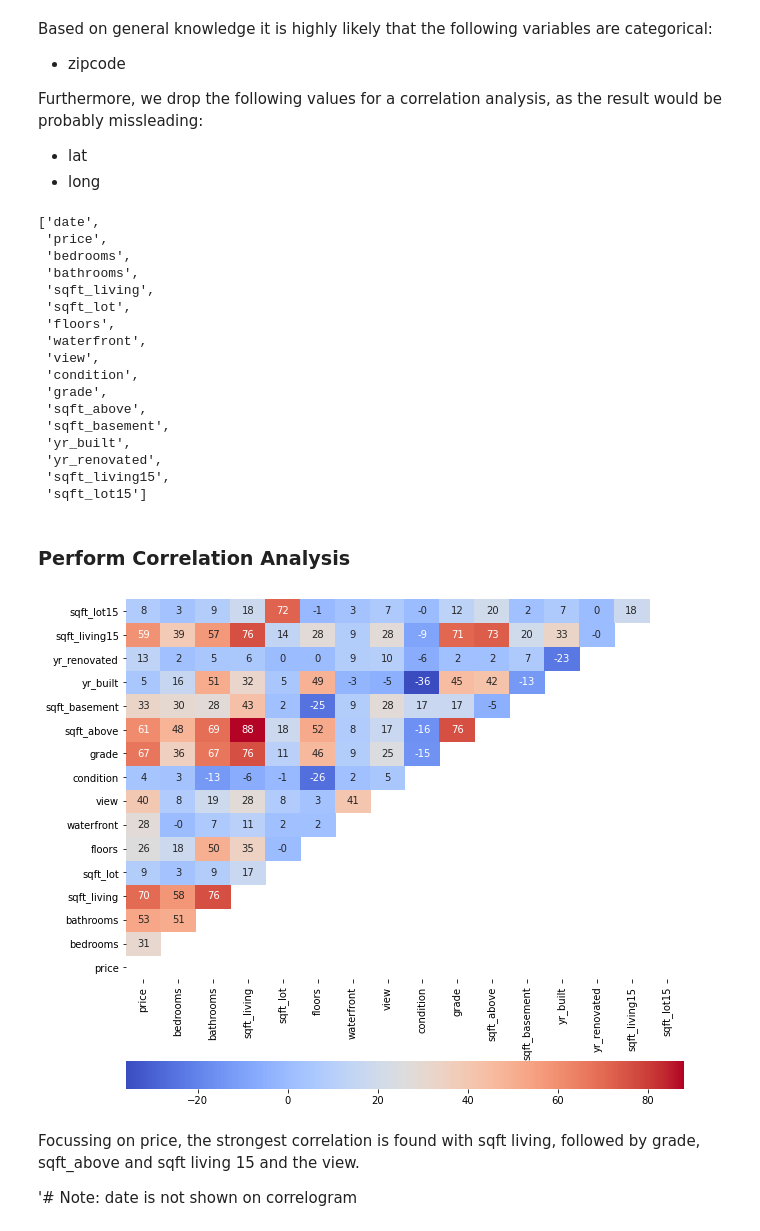
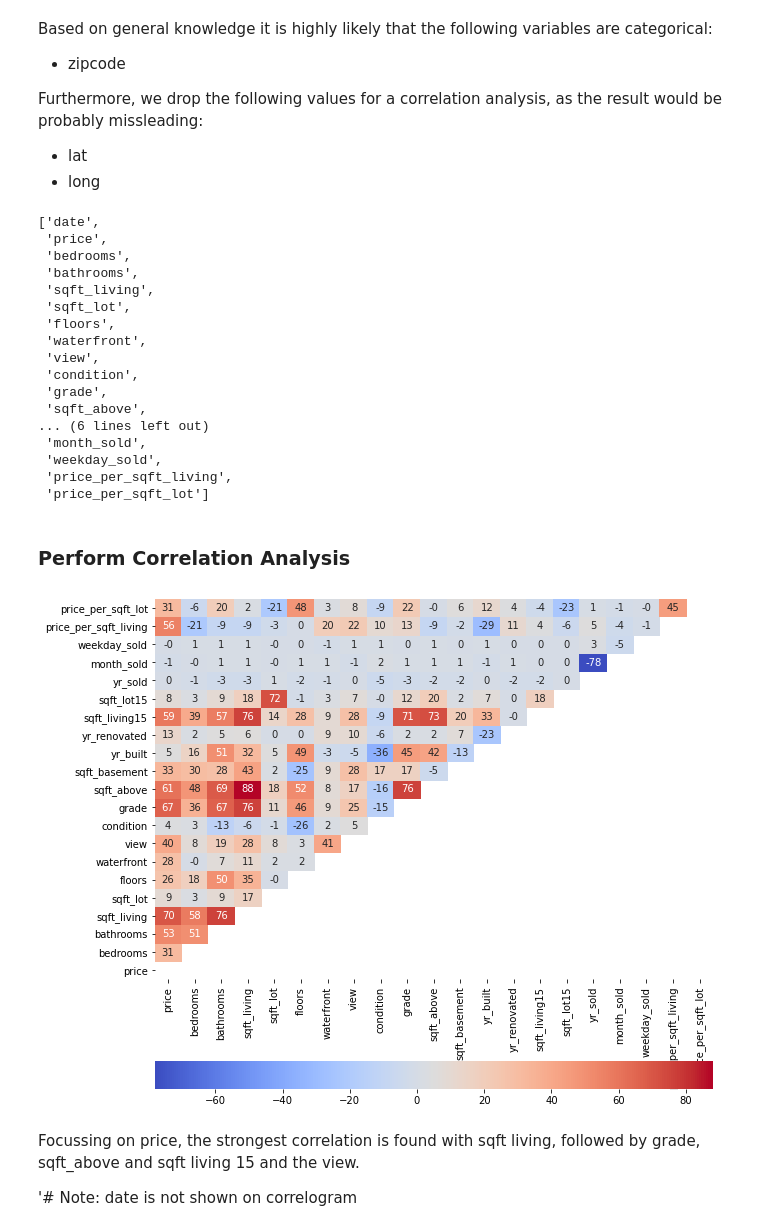
Before and after one commit to dave-py/eda_real-estate, a Jupyter notebook: EDA_real_estate.ipynb, the cells around one changed output. Drawn from its saved outputs; the diff is of its cells as text; code cells hidden in the pictures.

```diff
--- a/EDA_real_estate.ipynb
+++ b/EDA_real_estate.ipynb
@@ -188,0 +301,4 @@ dtype: object
+# %%
+X["price_per_sqft_living"] = round(X.price/X.sqft_living, 2)
+X["price_per_sqft_lot"] = round(X.price/X.sqft_lot, 2)
+X.describe()[["price_per_sqft_living","price_per_sqft_lot"]]
@@ -239,28 +354,28 @@ continuous_var
  'condition',
  'grade',
  'sqft_above',
- 'sqft_basement',
- 'yr_built',
- 'yr_renovated',
- 'sqft_living15',
- 'sqft_lot15']
+... (6 lines left out)
+ 'month_sold',
+ 'weekday_sold',
+ 'price_per_sqft_living',
+ 'price_per_sqft_lot']
 # %% [markdown]
 ### Perform Correlation Analysis
 # %%
 X_dum=pd.get_dummies(X[continuous_var].copy())
 X_dum
 mask = np.triu(X_dum.corr())
 fig, ax = plt.subplots(figsize=(10,10))
 ax = sns.heatmap(round(X_dum.corr()*100,0)
                  ,annot=True
                  ,mask=mask
                  ,cmap='coolwarm'
                  ,cbar_kws= {'orientation': 'horizontal'}
                 )
-ax.set_ylim((0,16))
+ax.set_ylim((0,21))
 plt.savefig('figures/correlogram.png')
 # %% [output]
-[figure, old version]
+[figure, new version]
 # %% [markdown]
 Focussing on price, the strongest correlation is found with sqft living, followed by grade, sqft_above and sqft living 15 and the view.
 
```
Also changed, not shown: parts of 49 cells of this notebook, 3 other files.
